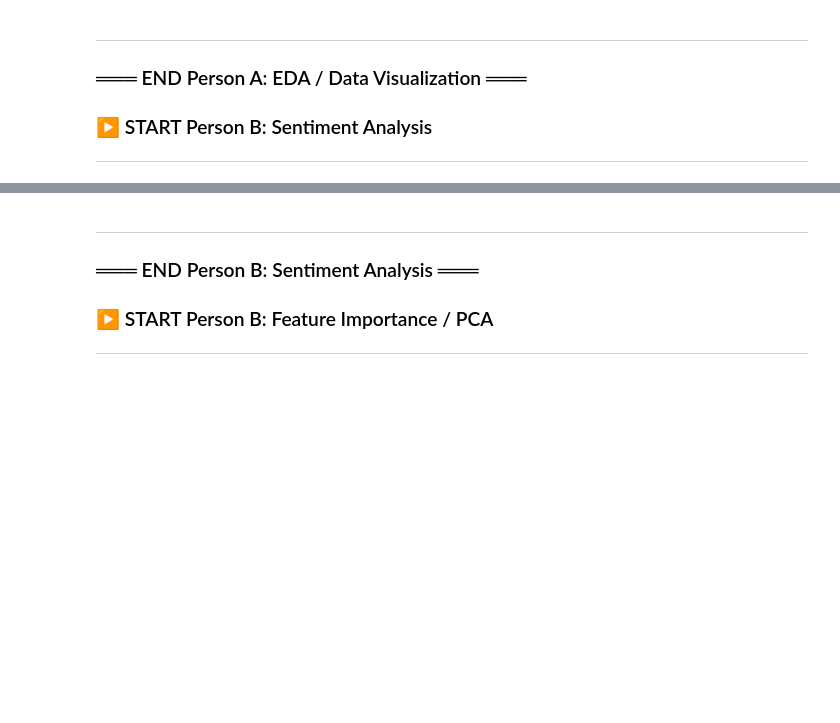
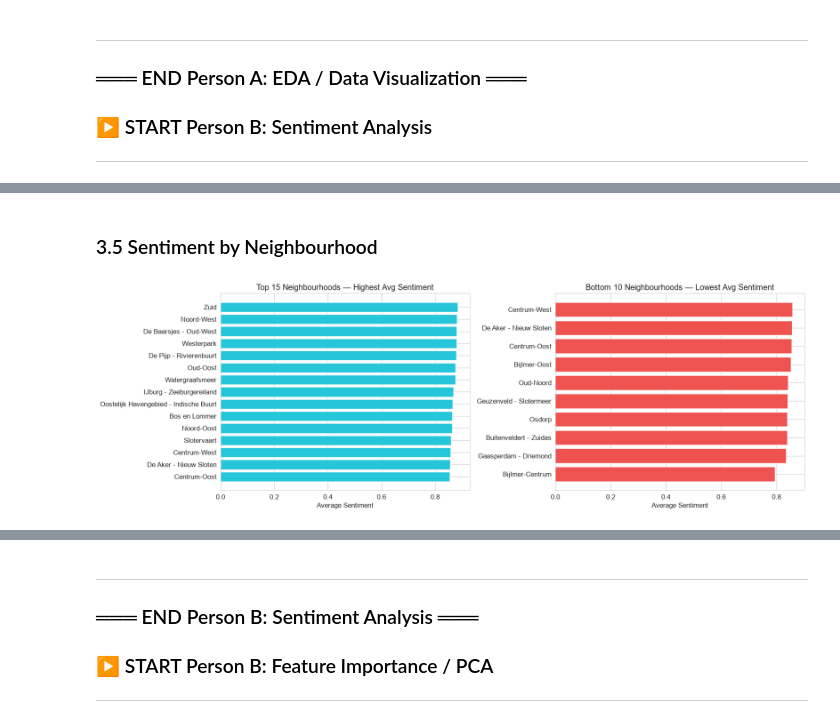
Before and after one commit to patric1304/Data-mining-project, a Jupyter notebook: airbnb_analysis.ipynb, the cells around one changed output, grey strips where cells are left out. Cells and saved outputs as stored; diff of their text form; code cells hidden in the pictures; blank space fills up the shorter version.

```diff
--- a/airbnb_analysis.ipynb
+++ b/airbnb_analysis.ipynb
@@ -445,0 +818,33 @@ plt.show()
+# %% [markdown]
+### 3.5 Sentiment by Neighbourhood
+# %%
+neigh_col = 'neighbourhood_cleansed'
+if neigh_col in listings_b.columns:
+    neigh_sent = (
+        listings_b[listings_b['avg_sentiment'] > 0]
+        .groupby(neigh_col)['avg_sentiment']
+        .agg(['mean', 'count'])
+        .rename(columns={'mean': 'avg_sentiment', 'count': 'n_listings'})
+    )
+    neigh_sent = neigh_sent[neigh_sent['n_listings'] >= 10].sort_values('avg_sentiment', ascending=False)
+    top_neigh = neigh_sent.head(15)
+    bot_neigh = neigh_sent.tail(10)
+
+    fig, axes = plt.subplots(1, 2, figsize=(18, 6))
+
+    axes[0].barh(top_neigh.index, top_neigh['avg_sentiment'], color='#26C6DA', edgecolor='white')
+    axes[0].set_title('Top 15 Neighbourhoods — Highest Avg Sentiment')
+    axes[0].set_xlabel('Average Sentiment')
+    axes[0].invert_yaxis()
+
+    axes[1].barh(bot_neigh.index, bot_neigh['avg_sentiment'], color='#EF5350', edgecolor='white')
+    axes[1].set_title('Bottom 10 Neighbourhoods — Lowest Avg Sentiment')
+    axes[1].set_xlabel('Average Sentiment')
+    axes[1].invert_yaxis()
+
+    plt.tight_layout()
+    plt.show()
+else:
+    print('neighbourhood_cleansed column not found — skipping neighbourhood plot.')
+# %% [output]
+[figure, added]
```
Also changed, not shown: parts of 98 cells of this notebook, 4 other files.
